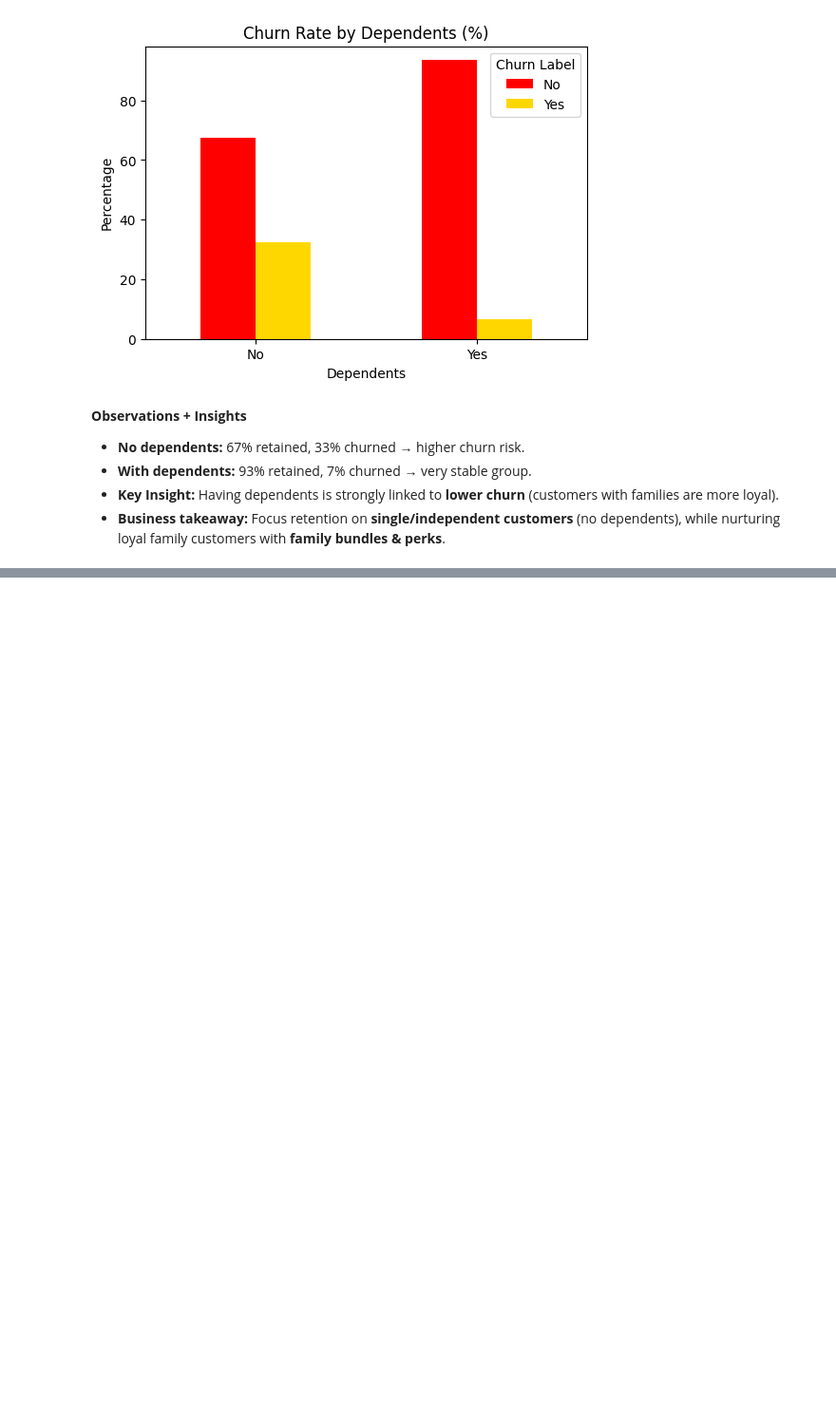
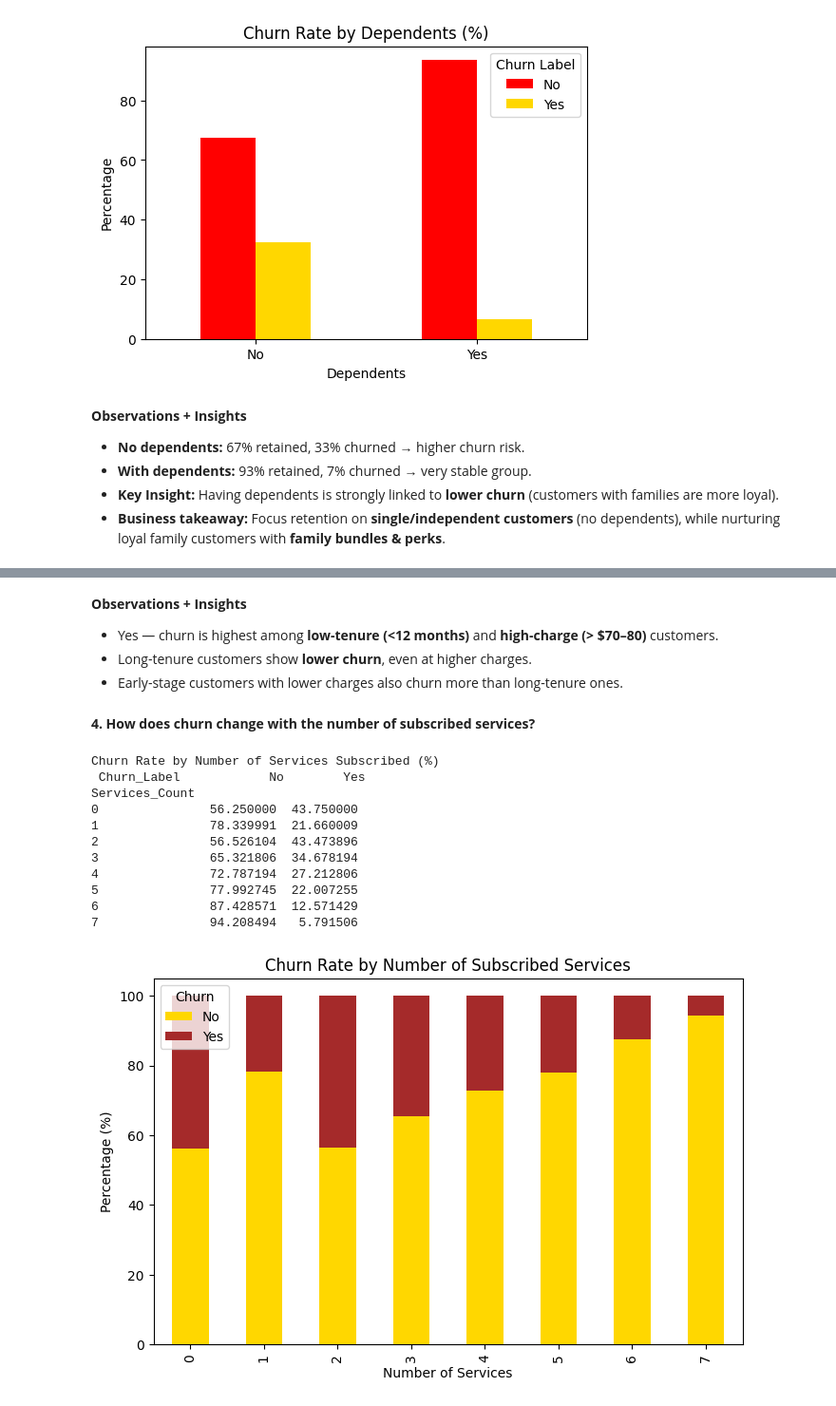
Before and after one commit to mariamkhan04/Telco-Customer-Churn---EDA-and-ML, a Jupyter notebook: customerChurn.ipynb, the cells around one changed output, grey strips where cells are left out. Shown at 95% size. Saved outputs shown, nothing was run; the diff lists cells and outputs as text; code cells hidden in the pictures; blank space fills up the shorter version.

```diff
--- a/customerChurn.ipynb
+++ b/customerChurn.ipynb
@@ -910,0 +1024,44 @@ Yes          93.484942   6.515058
+# %% [markdown]
+**Observations + Insights**
+
+- Yes — churn is highest among **low-tenure (<12 months)** and **high-charge (> $70–80)** customers.
+- Long-tenure customers show **lower churn**, even at higher charges.
+- Early-stage customers with lower charges also churn more than long-tenure ones.
+# %% [markdown]
+**4. How does churn change with the number of subscribed services?**
+# %%
+# Count number of subscribed services (binary columns like PhoneService, StreamingTV etc.)
+service_cols = ['Phone_Service','Online_Security','Online_Backup','Device_Protection',
+                'Tech_Support','Streaming_TV','Streaming_Movies']
+
+customer_churn_df['Services_Count'] = customer_churn_df[service_cols].apply(lambda x: (x=='Yes').sum(), axis=1)
+
+# Crosstab: Services_Count vs Churn
+services_churn = pd.crosstab(
+    customer_churn_df['Services_Count'],
+    customer_churn_df['Churn_Label'],
+    normalize='index'
+) * 100
+
+print("\nChurn Rate by Number of Services Subscribed (%)\n", services_churn)
+
+# Plot
+services_churn.plot(kind="bar", stacked=True, figsize=(8,5), color=["gold","brown"])
+plt.title("Churn Rate by Number of Subscribed Services")
+plt.xlabel("Number of Services")
+plt.ylabel("Percentage (%)")
+plt.legend(title="Churn")
+plt.show()
+# %% [output]
+Churn Rate by Number of Services Subscribed (%)
+ Churn_Label            No        Yes
+Services_Count
+0               56.250000  43.750000
+1               78.339991  21.660009
+2               56.526104  43.473896
+3               65.321806  34.678194
+4               72.787194  27.212806
+5               77.992745  22.007255
+6               87.428571  12.571429
+7               94.208494   5.791506
+[figure, added]
```
Also changed, not shown: parts of 13 cells of this notebook.
